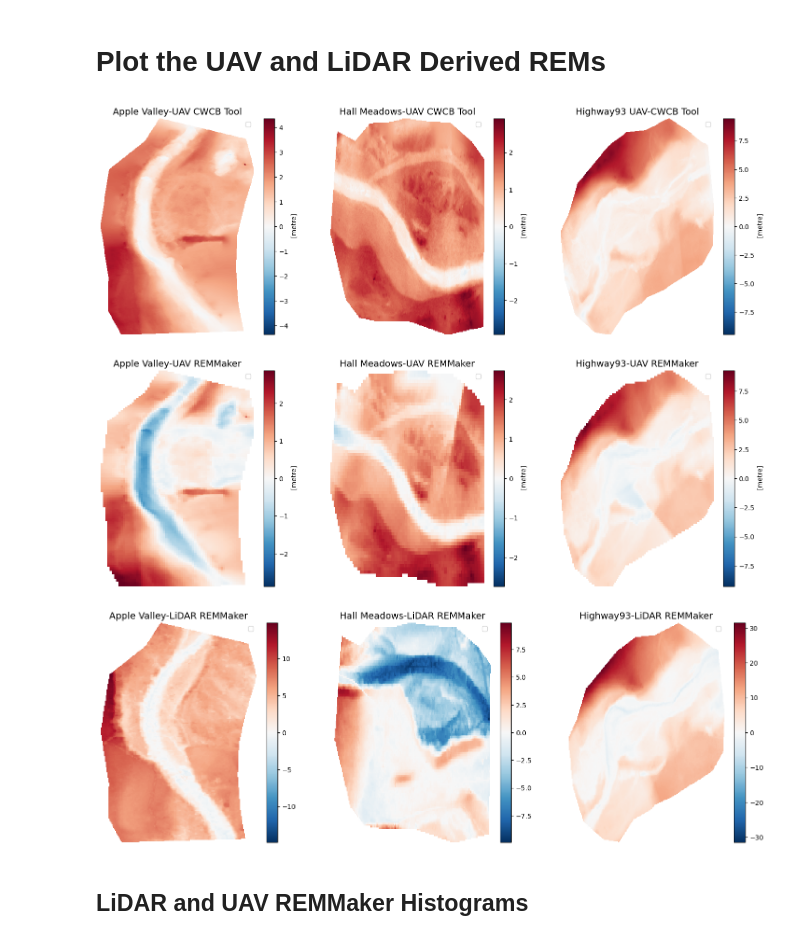
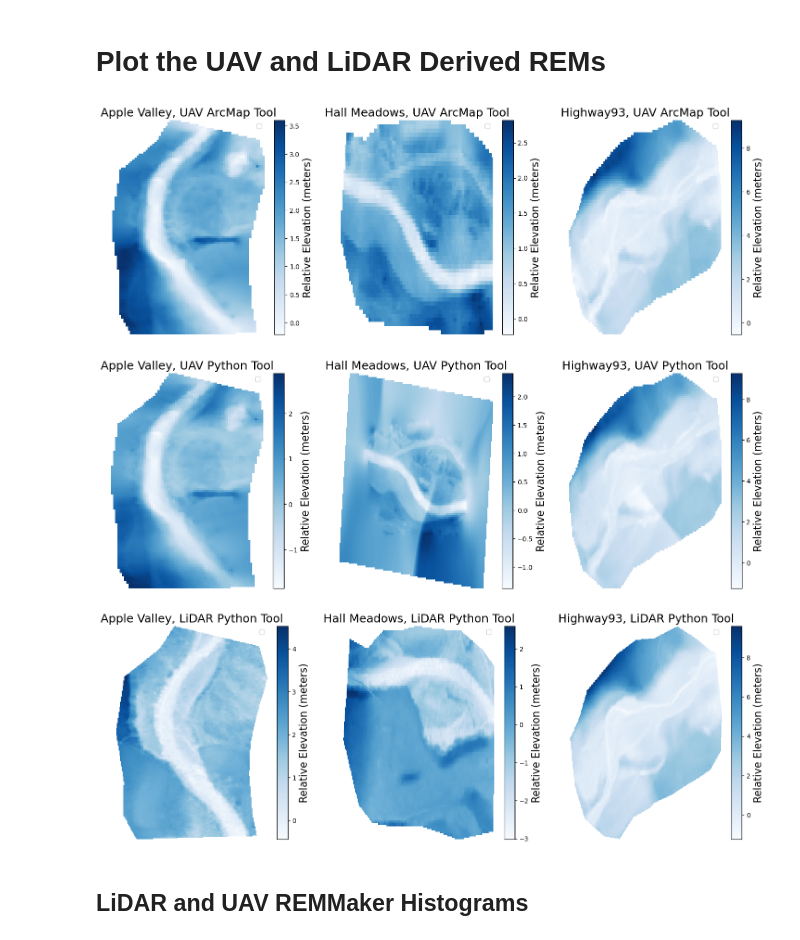
Before and after one commit to lechipman/st-vrain-rem, a Jupyter notebook: lidar_processing.ipynb, the cells around one changed output. Cells and saved outputs as stored; diff of their text form; code cells hidden in the pictures.

```diff
--- a/lidar_processing.ipynb
+++ b/lidar_processing.ipynb
@@ -111,10 +97,10 @@ plot_title = ['Apple Valley UAV DTM',
 for i,axe in enumerate(axes.flatten()):
     load_model.plot_model(model=site_data_dictionary[i]['uav_clipped_dtm'],
                    title=plot_title[i],
-                   coarsen=True,
-                   xpix=20,
-                   ypix=20,
-                   ax=axe)
+                   cbar_label='Elevation (meters)',
+                   coarsen=True, xpix=20, ypix=20,
+                   fig=fig,ax=axe,
+                   cmap='Blues')
 
 fig, axes = plt.subplots(1, 3, figsize=(18, 6))
 plot_title = ['Apple Valley LiDAR DTM',
@@ -123,8 +109,8 @@ plot_title = ['Apple Valley LiDAR DTM',
 for i,axe in enumerate(axes.flatten()):
     load_model.plot_model(model=site_data_dictionary[i]['lidar_clipped_dtm'],
                    title=plot_title[i],
+                   cbar_label='Elevation (meters)',
                    coarsen=False,
-                   #xpix=20,
-                   #ypix=20,
-                   ax=axe)
+                   fig=fig, ax=axe,
+                   cmap='Blues')
 # %% [output]
@@ -172,12 +153,13 @@ for i, axe in enumerate(axes.flatten()):
 # Create LiDAR REMs Using REMMaker Tool
 # %%
 # Create LiDAR REMs for all sites with run_rem_maker_lidar function, add to dict
-# Note, the run_rem_maker_lidar function set thes directories and paths so that a new
+# Note, the run_rem_maker_lidar function set the directories and paths so that a new
 # directory 'rem_maker_lidar' and file ''{}_lidar_dtm_REM.tif' is created
 for site in site_data_dictionary:
     load_model.run_rem_maker_lidar(site_name=site['site_name'])
     lidar_rem_path = os.path.join(site['site_name'],
                                   'remmaker_lidar',
                                   '{}_lidar_dtm_REM.tif').format(site['site_name'])
-    site['lidar_remmaker'] = rxr.open_rasterio(lidar_rem_path, masked=True)
+    lidar_remmaker = rxr.open_rasterio(lidar_rem_path, masked=True)
+    site['lidar_remmaker'] = lidar_remmaker*0.3048
 # %% [output]
@@ -398,48 +186,52 @@ Generating .png file.
 # %%
 # Call function to plot UAV and LiDAR REMs
 # 1: UAV REMs (CWCB Tool)
 fig, axes = plt.subplots(1, 3, figsize=(18, 6))
-plot_title = ['Apple Valley-UAV CWCB Tool',
-              'Hall Meadows-UAV CWCB Tool',
-              'Highway93 UAV-CWCB Tool']
+plot_title = ['Apple Valley, UAV ArcMap Tool',
+              'Hall Meadows, UAV ArcMap Tool',
+              'Highway93, UAV ArcMap Tool']
 for i,axe in enumerate(axes.flatten()):
     load_model.plot_model(model=site_data_dictionary[i]['uav_rem'],
                    title=plot_title[i],
                    coarsen=True,
-                   xpix=20,
-                   ypix=20,
-                   ax=axe)
+                   cbar_label='Relative Elevation (meters)',
+                   xpix=100, ypix=100,
+                   fig=fig, ax=axe,
+                   cmap='Blues')
 
 # 2: UAV REMs (REMMaker Tool)
-# Note, I didn't rerun REMMaker with the clipped UAV DTM yet, so the REM appears unclipped
 fig, axes = plt.subplots(1, 3, figsize=(18, 6))
-plot_title = ['Apple Valley-UAV REMMaker',
-              'Hall Meadows-UAV REMMaker',
-              'Highway93-UAV REMMaker']
+plot_title = ['Apple Valley, UAV Python Tool',
+              'Hall Meadows, UAV Python Tool',
+              'Highway93, UAV Python Tool']
 for i,axe in enumerate(axes.flatten()):
     load_model.plot_model(model=site_data_dictionary[i]['uav_remmaker'],
                    title=plot_title[i],
+                   cbar_label='Relative Elevation (meters)',
                    coarsen=True,
                    xpix=100,
                    ypix=100,
-                   ax=axe)
+                   fig=fig,
+                   ax=axe,
+                   cmap='Blues')
 
 # 3: Lidar REMs (REMMaker Tool)
 fig, axes = plt.subplots(1, 3, figsize=(18, 6))
-plot_title = ['Apple Valley-LiDAR REMMaker',
-              'Hall Meadows-LiDAR REMMaker',
-              'Highway93-LiDAR REMMaker']
+plot_title = ['Apple Valley, LiDAR Python Tool',
+              'Hall Meadows, LiDAR Python Tool',
+              'Highway93, LiDAR Python Tool']
 for i,axe in enumerate(axes.flatten()):
     load_model.plot_model(model=site_data_dictionary[i]['lidar_remmaker'],
                    title=plot_title[i],
+                   cbar_label='Relative Elevation (meters)',
                    coarsen=False,
-                   #xpix=100,
-                   #ypix=100,
-                   ax=axe)
+                   fig=fig,
+                   ax=axe,
+                   cmap='Blues')
 # %% [output]
-[figure, old version]
+[figure, new version]
-[figure, old version]
+[figure, new version]
-[figure, old version]
+[figure, new version]
 # %% [markdown]
 ## LiDAR and UAV REMMaker Histograms
 # %%
```
Also changed, not shown: parts of 31 cells of this notebook, 1 other file.
